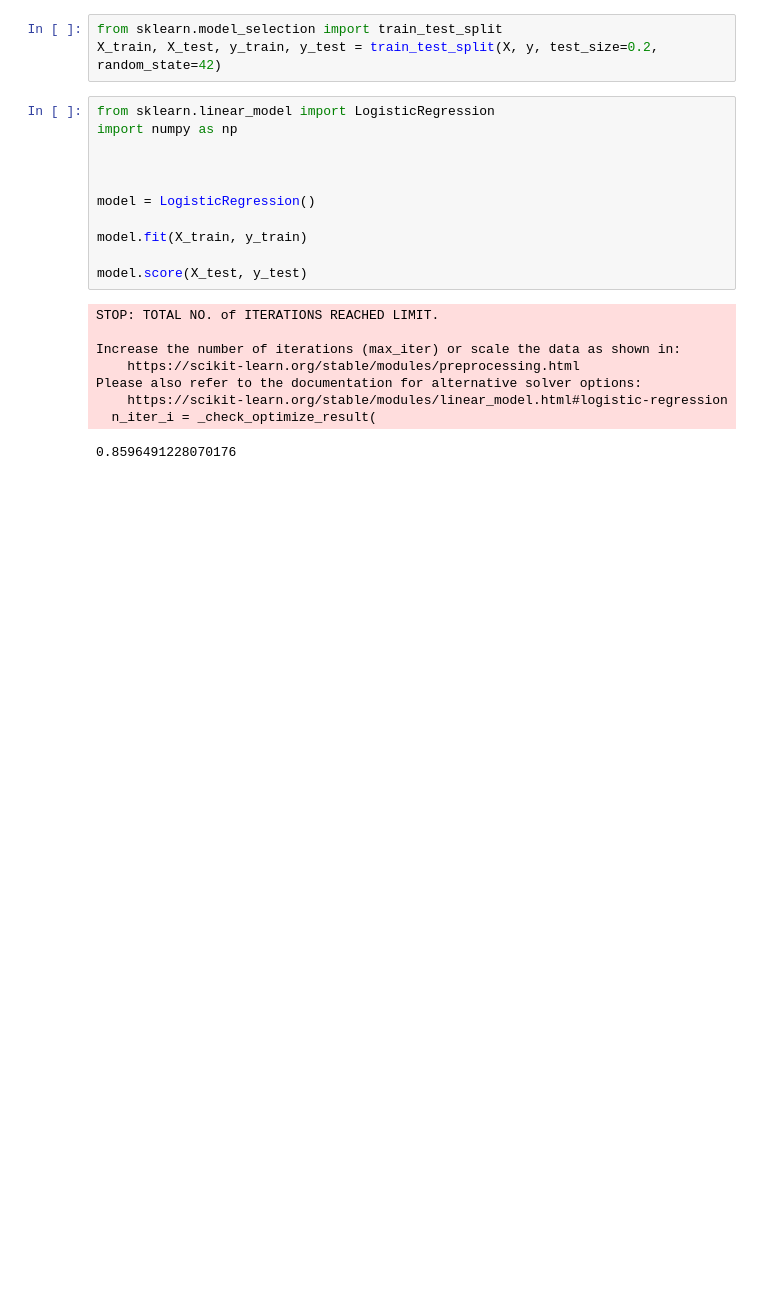
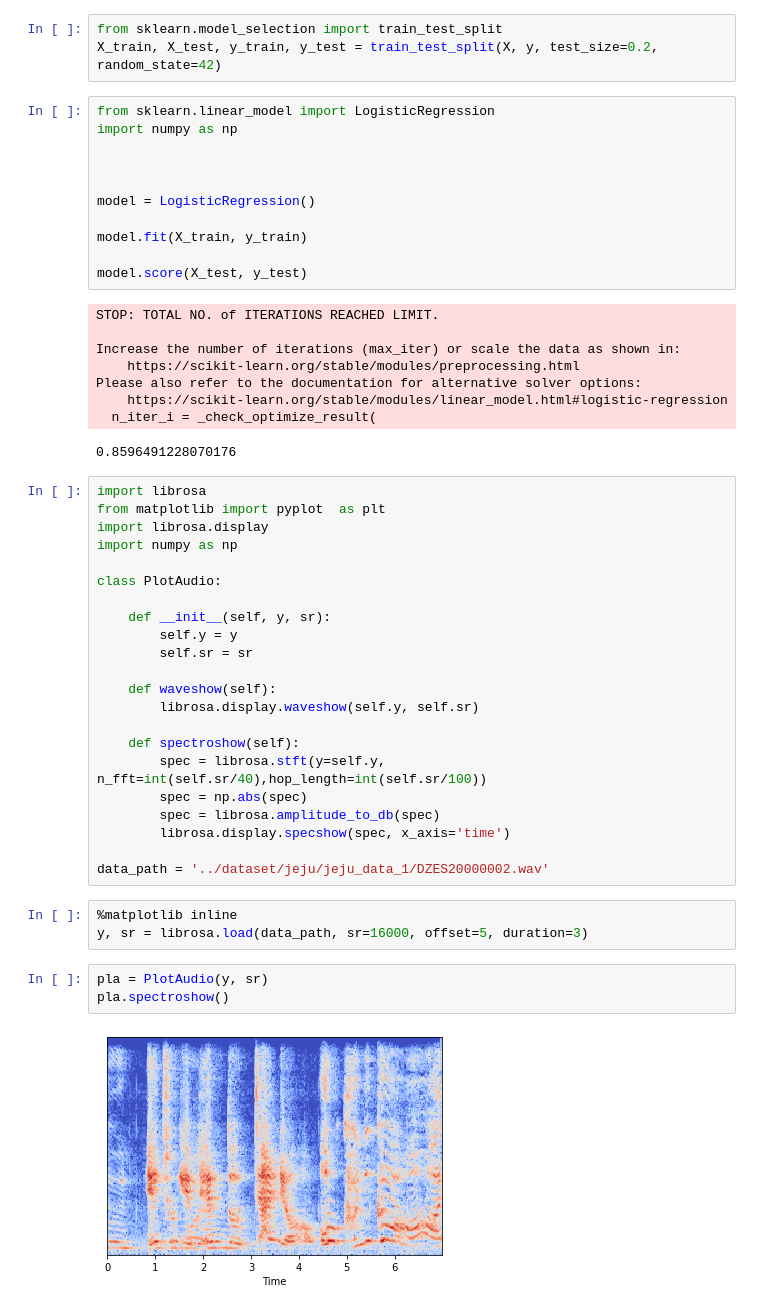
Before and after one commit to zambbo/CNN-DialectDetector, a Jupyter notebook: src/test.ipynb, the cells around one changed output. Drawn from its saved outputs; the diff is of its cells as text; blank space fills up the shorter version.

```diff
--- a/src/test.ipynb
+++ b/src/test.ipynb
@@ -41,3 +41,33 @@ Please also refer to the documentation for alternative solver options:
     https://scikit-learn.org/stable/modules/linear_model.html#logistic-regression
   n_iter_i = _check_optimize_result(
 0.8596491228070176
+# %%
+import librosa
+from matplotlib import pyplot  as plt
+import librosa.display
+import numpy as np
+
+class PlotAudio:
+
+    def __init__(self, y, sr):
+        self.y = y
+        self.sr = sr
+
+    def waveshow(self):
+        librosa.display.waveshow(self.y, self.sr)
+
+    def spectroshow(self):
+        spec = librosa.stft(y=self.y, n_fft=int(self.sr/40),hop_length=int(self.sr/100))
+        spec = np.abs(spec)
+        spec = librosa.amplitude_to_db(spec)
+        librosa.display.specshow(spec, x_axis='time')
+
+data_path = '../dataset/jeju/jeju_data_1/DZES20000002.wav'
+# %%
+%matplotlib inline
+y, sr = librosa.load(data_path, sr=16000, offset=5, duration=3)
+# %%
+pla = PlotAudio(y, sr)
+pla.spectroshow()
+# %% [output]
+[figure, added]
```
Also changed, not shown: parts of 10 cells of this notebook, 3 other files.
